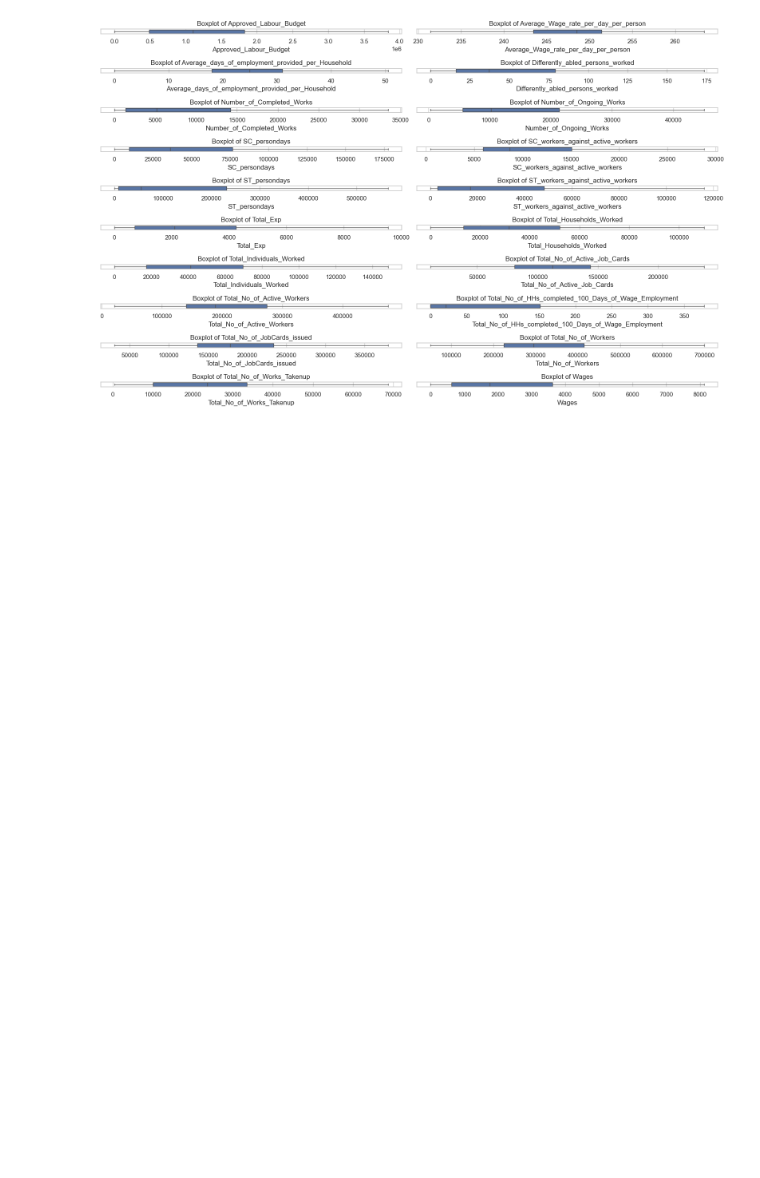
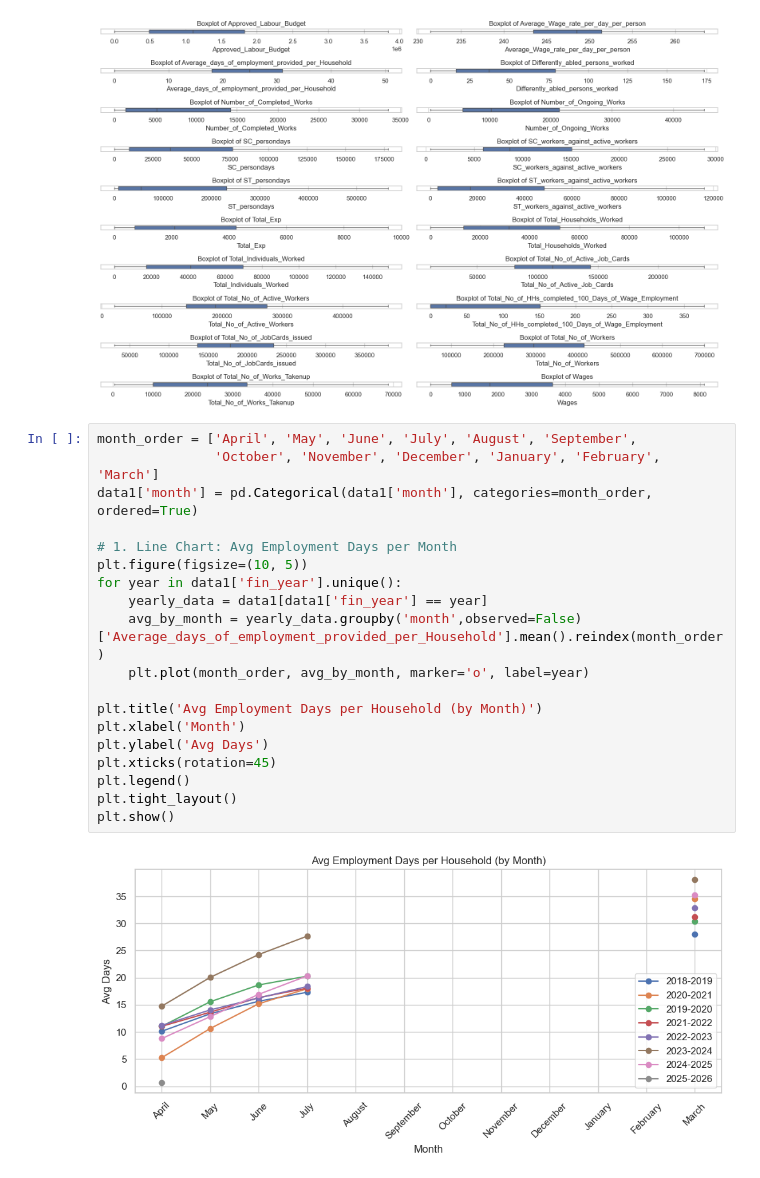
Before and after one commit to iamabirakash/INT-375, a Jupyter notebook: AssamEmployment.ipynb, the cells around one changed output. Saved outputs shown, nothing was run; the diff lists cells and outputs as text; blank space fills up the shorter version.

```diff
--- a/AssamEmployment.ipynb
+++ b/AssamEmployment.ipynb
@@ -202,3 +202,24 @@ for i, col in enumerate(top_outlier_columns, 1):
 plt.show()
 # %% [output]
 [figure]
+# %%
+month_order = ['April', 'May', 'June', 'July', 'August', 'September',
+               'October', 'November', 'December', 'January', 'February', 'March']
+data1['month'] = pd.Categorical(data1['month'], categories=month_order, ordered=True)
+
+# 1. Line Chart: Avg Employment Days per Month
+plt.figure(figsize=(10, 5))
+for year in data1['fin_year'].unique():
+    yearly_data = data1[data1['fin_year'] == year]
+    avg_by_month = yearly_data.groupby('month',observed=False)['Average_days_of_employment_provided_per_Household'].mean().reindex(month_order)
+    plt.plot(month_order, avg_by_month, marker='o', label=year)
+
+plt.title('Avg Employment Days per Household (by Month)')
+plt.xlabel('Month')
+plt.ylabel('Avg Days')
+plt.xticks(rotation=45)
+plt.legend()
+plt.tight_layout()
+plt.show()
+# %% [output]
+[figure, added]
```
Also changed, not shown: parts of 4 cells of this notebook.
